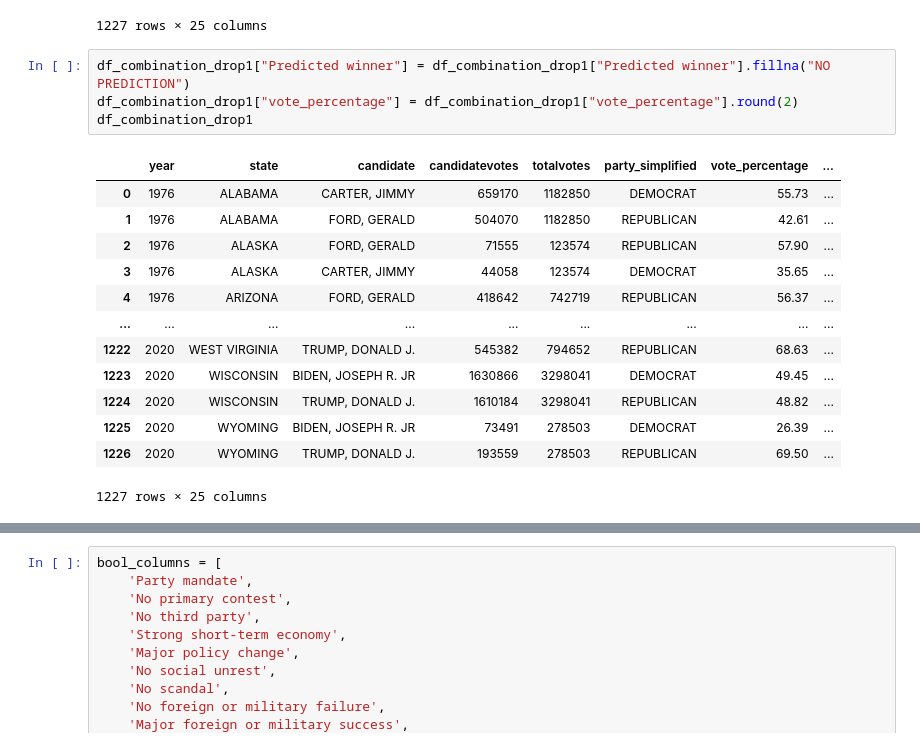
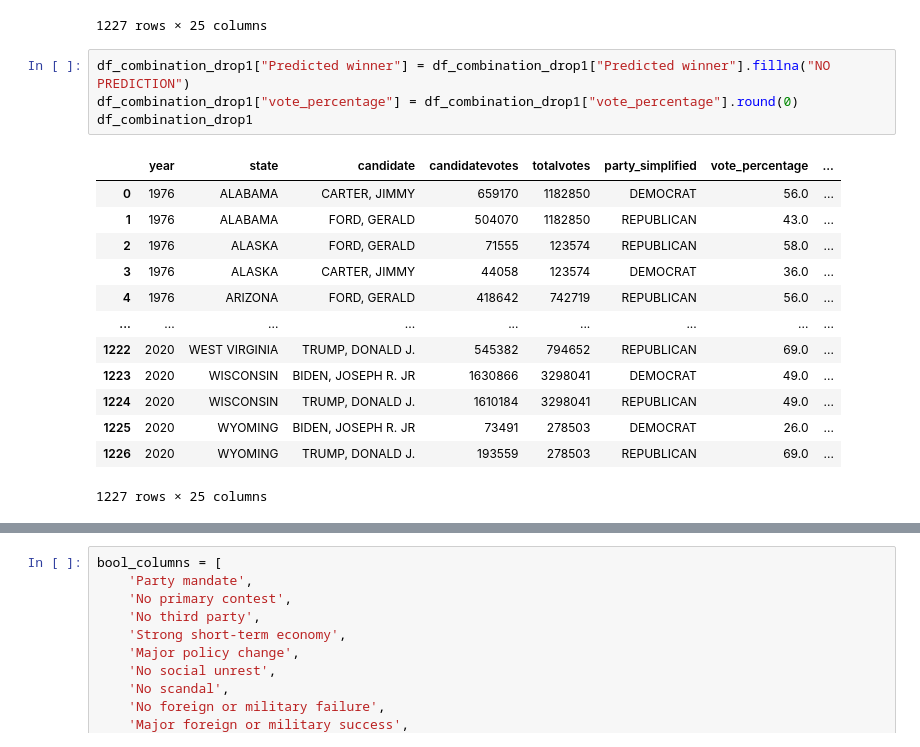
Before and after one commit to bmcastrow/lichtman-USA-elections, a Jupyter notebook: USA2024 Elections.ipynb, the cells around one changed output, grey strips where cells are left out. Saved outputs shown, nothing was run; the diff lists cells and outputs as text.

```diff
--- a/USA2024 Elections.ipynb
+++ b/USA2024 Elections.ipynb
@@ -511,21 +511,21 @@ df_combination_drop1
 1227 rows × 25 columns
 # %%
 df_combination_drop1["Predicted winner"] = df_combination_drop1["Predicted winner"].fillna("NO PREDICTION")
-df_combination_drop1["vote_percentage"] = df_combination_drop1["vote_percentage"].round(2)
+df_combination_drop1["vote_percentage"] = df_combination_drop1["vote_percentage"].round(0)
 df_combination_drop1
 # %% [output]
 |  | year | state | candidate | candidatevotes | totalvotes | party_simplified | vote_percentage | ... |
-| 0 | 1976 | ALABAMA | CARTER, JIMMY | 659170 | 1182850 | DEMOCRAT | 55.73 | ... |
-| 1 | 1976 | ALABAMA | FORD, GERALD | 504070 | 1182850 | REPUBLICAN | 42.61 | ... |
-| 2 | 1976 | ALASKA | FORD, GERALD | 71555 | 123574 | REPUBLICAN | 57.90 | ... |
-| 3 | 1976 | ALASKA | CARTER, JIMMY | 44058 | 123574 | DEMOCRAT | 35.65 | ... |
-| 4 | 1976 | ARIZONA | FORD, GERALD | 418642 | 742719 | REPUBLICAN | 56.37 | ... |
+| 0 | 1976 | ALABAMA | CARTER, JIMMY | 659170 | 1182850 | DEMOCRAT | 56.0 | ... |
+| 1 | 1976 | ALABAMA | FORD, GERALD | 504070 | 1182850 | REPUBLICAN | 43.0 | ... |
+| 2 | 1976 | ALASKA | FORD, GERALD | 71555 | 123574 | REPUBLICAN | 58.0 | ... |
+| 3 | 1976 | ALASKA | CARTER, JIMMY | 44058 | 123574 | DEMOCRAT | 36.0 | ... |
+| 4 | 1976 | ARIZONA | FORD, GERALD | 418642 | 742719 | REPUBLICAN | 56.0 | ... |
 | ... | ... | ... | ... | ... | ... | ... | ... | ... |
-| 1222 | 2020 | WEST VIRGINIA | TRUMP, DONALD J. | 545382 | 794652 | REPUBLICAN | 68.63 | ... |
-| 1223 | 2020 | WISCONSIN | BIDEN, JOSEPH R. JR | 1630866 | 3298041 | DEMOCRAT | 49.45 | ... |
-| 1224 | 2020 | WISCONSIN | TRUMP, DONALD J. | 1610184 | 3298041 | REPUBLICAN | 48.82 | ... |
-| 1225 | 2020 | WYOMING | BIDEN, JOSEPH R. JR | 73491 | 278503 | DEMOCRAT | 26.39 | ... |
-| 1226 | 2020 | WYOMING | TRUMP, DONALD J. | 193559 | 278503 | REPUBLICAN | 69.50 | ... |
+| 1222 | 2020 | WEST VIRGINIA | TRUMP, DONALD J. | 545382 | 794652 | REPUBLICAN | 69.0 | ... |
+| 1223 | 2020 | WISCONSIN | BIDEN, JOSEPH R. JR | 1630866 | 3298041 | DEMOCRAT | 49.0 | ... |
+| 1224 | 2020 | WISCONSIN | TRUMP, DONALD J. | 1610184 | 3298041 | REPUBLICAN | 49.0 | ... |
+| 1225 | 2020 | WYOMING | BIDEN, JOSEPH R. JR | 73491 | 278503 | DEMOCRAT | 26.0 | ... |
+| 1226 | 2020 | WYOMING | TRUMP, DONALD J. | 193559 | 278503 | REPUBLICAN | 69.0 | ... |
 1227 rows × 25 columns
 # %%
 df_combination_drop1["candidate"] = df_combination_drop1["candidate"].str.split(', ').map(lambda x : ' '.join(x[::-1]))
```
Also changed, not shown: parts of 6 cells of this notebook, 1 other file.
